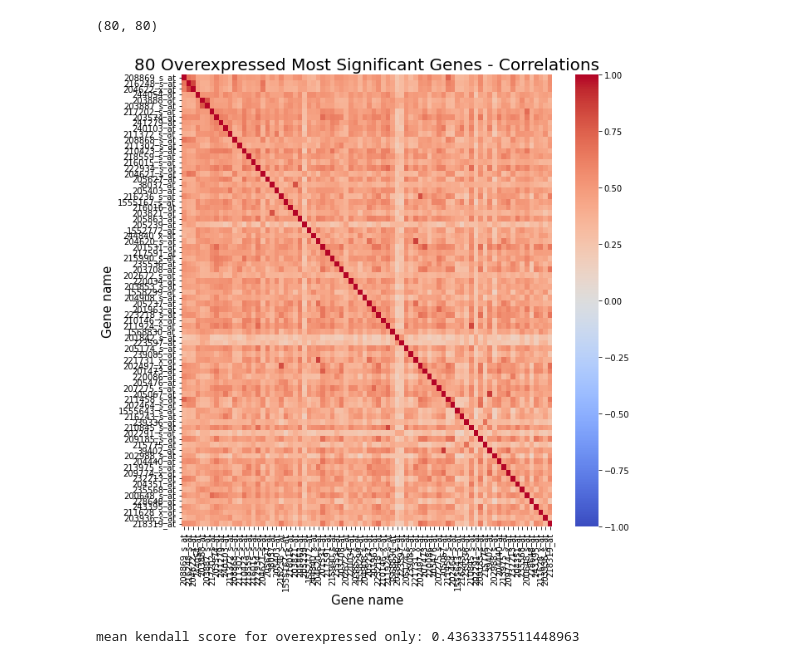
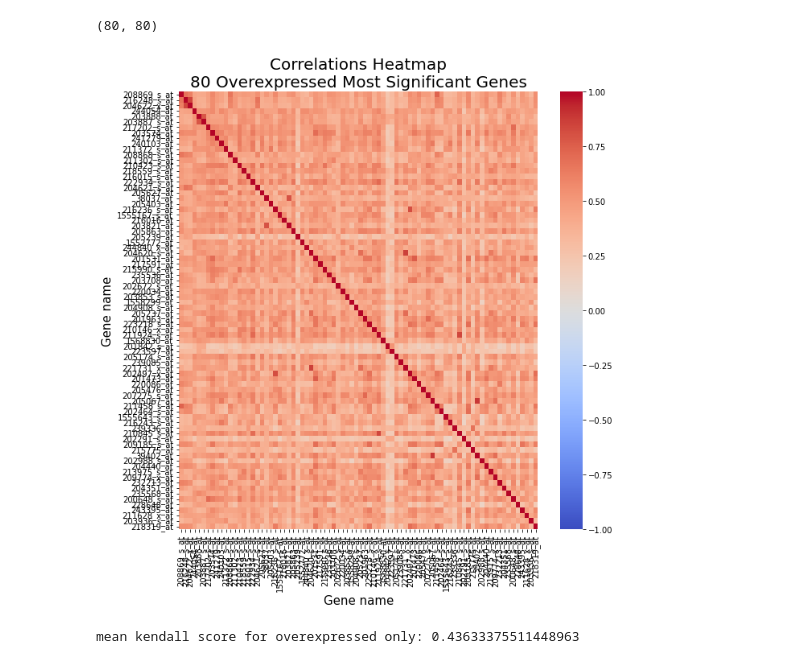
Before and after one commit to RoyR-IDC/StatisticsAndDataAnalysis, a Jupyter notebook: hw4/203972922_201312907-Copy1.ipynb, the cells around one changed output. Cells and saved outputs as stored; diff of their text form; code cells hidden in the pictures.

```diff
--- a/hw4/203972922_201312907-Copy1.ipynb
+++ b/hw4/203972922_201312907-Copy1.ipynb
@@ -648,13 +587,13 @@ D_kendall_correlations_only_overexpressed_df.shape
 # %%
 # First, we will plot a heatmap to show that these are indeed the overexpressed genese in D as shown before
 plt.figure(0, figsize = (10,10))
 sns.heatmap(D_kendall_correlations_only_overexpressed_df, cmap="coolwarm", vmin=-1, vmax=1, xticklabels=True, yticklabels=True)
-plt.title('80 Overexpressed Most Significant Genes - Correlations', fontsize=20)
+plt.title('Correlations Heatmap\n80 Overexpressed Most Significant Genes', fontsize=20)
 plt.xlabel('Gene name', fontsize=15)
 plt.ylabel('Gene name', fontsize=15)
 plt.show()
 # %% [output]
-[figure, old version]
+[figure, new version]
 # %%
 # We dont want gene pairs to appear twice, so get only the bottom left triangle
 kendall_correlations_list_unique_pairs_only_overexpressed = D_kendall_correlations_only_overexpressed_df.to_numpy()[np.tril_indices(n, k = -1)]
```
Also changed, not shown: parts of 39 cells of this notebook.
